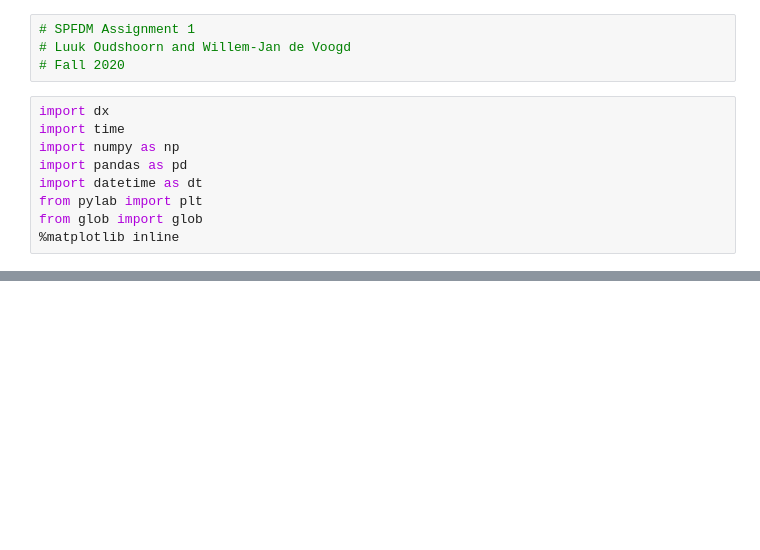
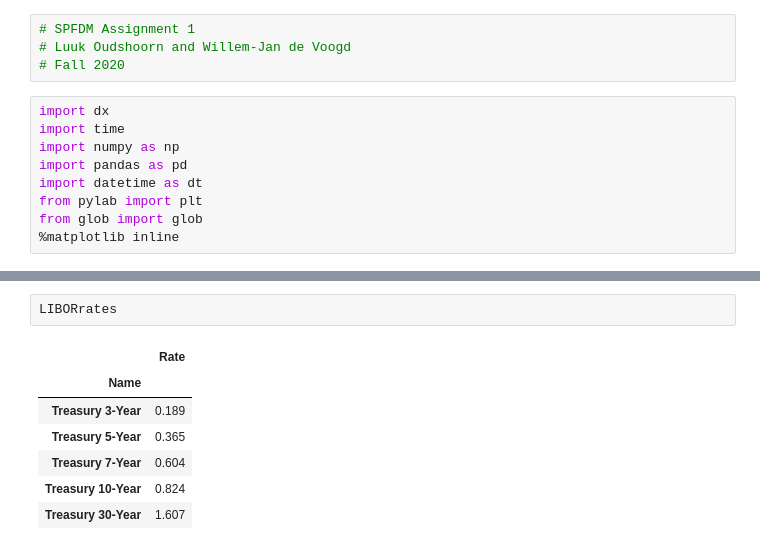
Before and after one commit to WillemJan9519/SPFDM1, a Jupyter notebook: SPFDM 1.ipynb, the cells around one changed output, grey strips where cells are left out. Cells and saved outputs as stored; diff of their text form; blank space fills up the shorter version.

```diff
--- a/SPFDM 1.ipynb
+++ b/SPFDM 1.ipynb
@@ -30,0 +36,10 @@ LIBOR.plot()
+# %%
+LIBORrates
+# %% [output]
+|  | Rate |
+| Name |  |
+| Treasury 3-Year | 0.189 |
+| Treasury 5-Year | 0.365 |
+| Treasury 7-Year | 0.604 |
+| Treasury 10-Year | 0.824 |
+| Treasury 30-Year | 1.607 |
```
Also changed, not shown: parts of 3 cells of this notebook.
